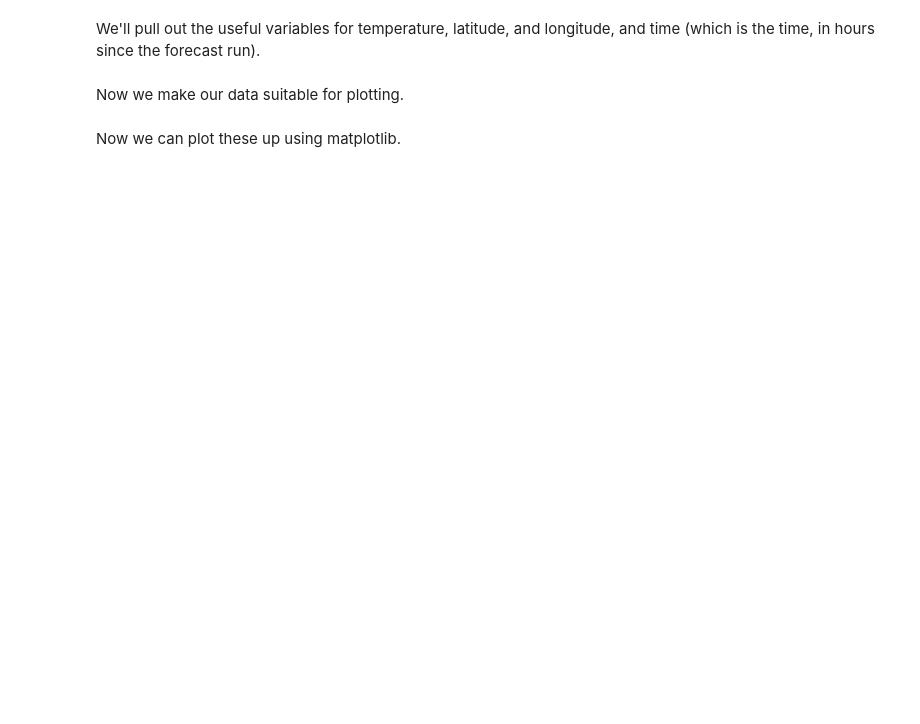
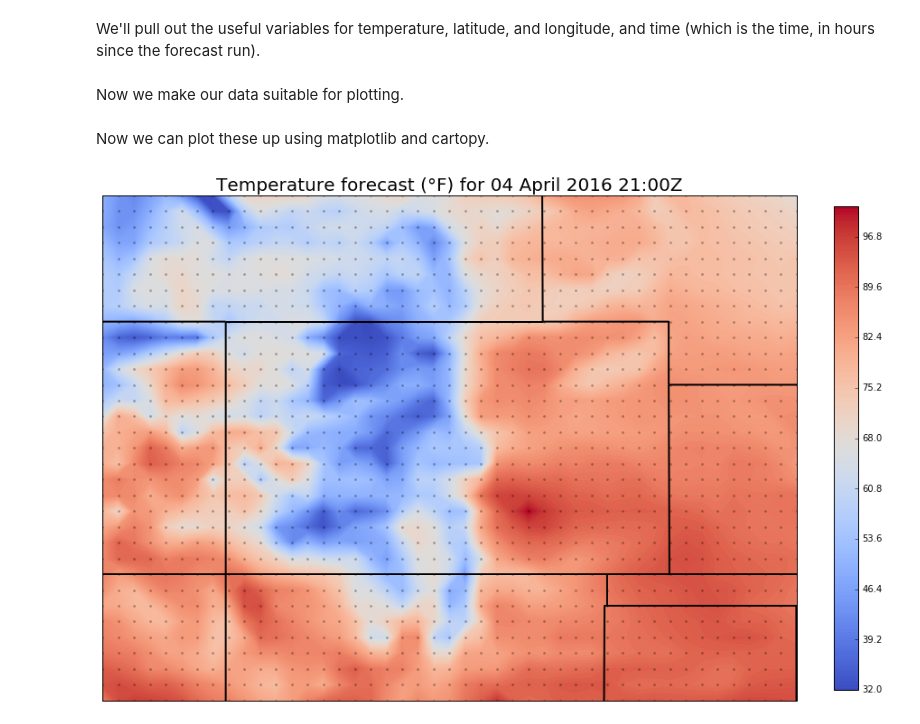
Before and after one commit to Unidata/siphon, a Jupyter notebook: examples/notebooks/NCSS_Cartopy_Example.ipynb, the cells around one changed output. Cells and saved outputs as stored; diff of their text form; code cells hidden in the pictures; blank space fills up the shorter version.

Commit message:
Clean-up cartopy example.
Biggest change is better colormap. Also lots of tweaks to code and
prose.

```diff
--- a/examples/notebooks/NCSS_Cartopy_Example.ipynb
+++ b/examples/notebooks/NCSS_Cartopy_Example.ipynb
@@ -7,5 +8,6 @@ this case TDS' "Best" virtual dataset for the GFS global 0.25 degree collection
 GRIB files. This will give us a good resolution for our map. This catalog contains a single dataset.
 # %%
 from siphon.catalog import TDSCatalog
-best_gfs = TDSCatalog('http://thredds-jumbo.unidata.ucar.edu/thredds/catalog/grib/NCEP/GFS/Global_0p25deg/catalog.xml?dataset=grib/NCEP/GFS/Global_0p25deg/Best')
-best_gfs.datasets
+best_gfs = TDSCatalog('http://thredds.ucar.edu/thredds/catalog/grib/NCEP/GFS/'
+                      'Global_0p25deg/catalog.xml?dataset=grib/NCEP/GFS/Global_0p25deg/Best')
+print(list(best_gfs.datasets))
@@ -47,3 +60,12 @@ lon_1d = data.variables['lon']
+# %%
+temp_var = data.variables['Temperature_surface']
+
+# Time variables can be renamed in GRIB collections. Best to just pull it out of the
+# coordinates attribute on temperature
+time_name = temp_var.coordinates.split()[1]
+time_var = data.variables[time_name]
+lat_var = data.variables['lat']
+lon_var = data.variables['lon']
 # %% [markdown]
 Now we make our data suitable for plotting.
 # %%
@@ -73,34 +88,39 @@ lonlat_list = zip(full_lon_1d, full_lat_1d)
 # %% [markdown]
-Now we can plot these up using matplotlib.
+Now we can plot these up using matplotlib and cartopy.
 # %%
+%matplotlib inline
 import matplotlib.pyplot as plt
-from matplotlib.transforms import offset_copy
 import cartopy.crs as ccrs
 import cartopy.feature as cfeature
 
 # Create a new figure
 fig = plt.figure(figsize=(15, 12))
 
 # Add the map and set the extent
 ax = plt.axes(projection=ccrs.PlateCarree())
-ax.set_extent([-100.03, -111.03, 35, 43])
+ax.set_extent([-100., -111., 35, 43])
 
-# Retrieve the state boundaries using cFeature and add to plot
+# Add state boundaries to plot
 states_provinces = cfeature.NaturalEarthFeature(
     category='cultural',
     name='admin_1_states_provinces_lines',
     scale='50m',
     facecolor='none')
-ax.add_feature(states_provinces, edgecolor='gray')
+ax.add_feature(states_provinces, edgecolor='black', linewidth=2)
 
 # Contour temperature at each lat/long
-plt.contourf(lon_2d, lat_2d, temp_2d, 200, transform=ccrs.PlateCarree())
-#Plot a colorbar to show temperature and reduce the size of it
-plt.colorbar(fraction=0.032)
+cf = ax.contourf(lon_2d, lat_2d, temp_vals, 200, transform=ccrs.PlateCarree(), zorder=0,
+                 cmap='coolwarm')
+
+# Plot a colorbar to show temperature and reduce the size of it
+plt.colorbar(cf, ax=ax, fraction=0.032)
 
 # Make a title with the time value
-plt.title('Temperature forecast ' + '(' + u'\u00b0' + 'F)' + ' for '  + str(time_val) + 'z', fontsize=20)
+ax.set_title(u'Temperature forecast (\u00b0F) for {0:%d %B %Y %H:%MZ}'.format(time_val),
+             fontsize=20)
+
 # Plot markers for each lat/long to show grid points for 0.25 deg GFS
-for lon, lat  in lonlat_list:
-    plt.plot(lon, lat, marker='o', color='black', markersize=2,
-             alpha=0.3, transform=ccrs.Geodetic())
+ax.plot(lon_2d.flatten(), lat_2d.flatten(), marker='o', color='black', markersize=2,
+        alpha=0.3, transform=ccrs.Geodetic(), zorder=2, linestyle='none');
+# %% [output]
+[figure, added]
```
Also changed, not shown: parts of 10 cells of this notebook.
